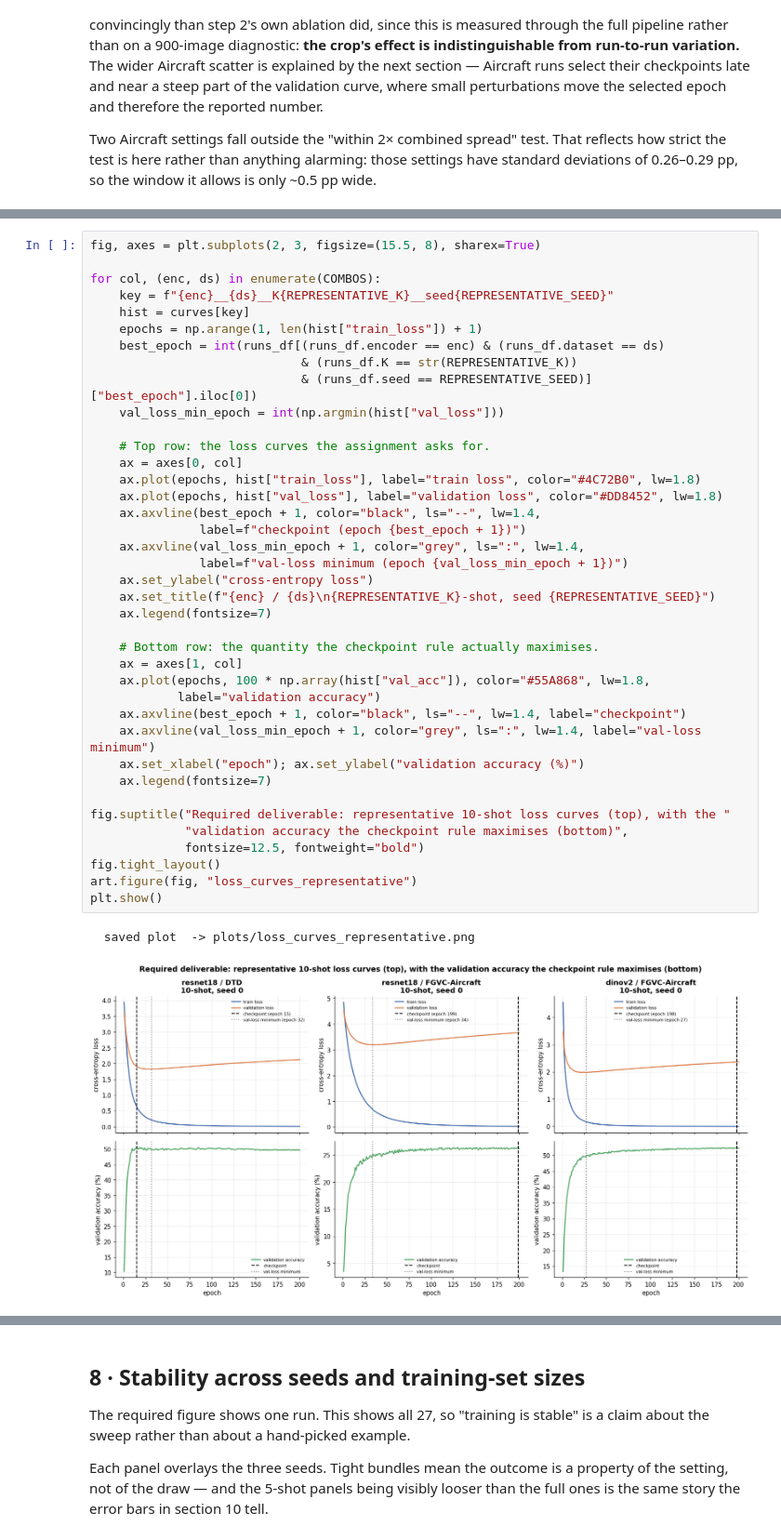
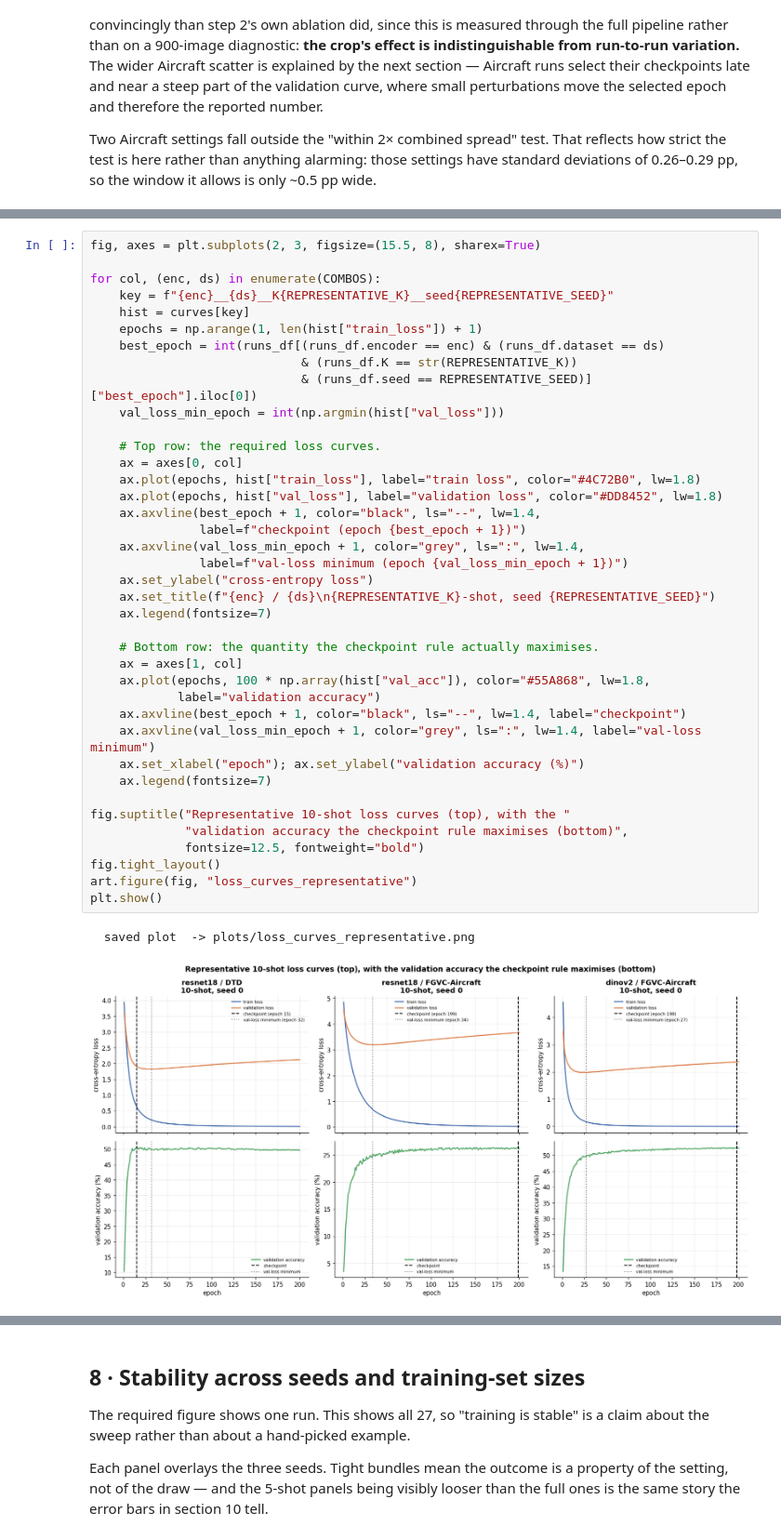
Before and after one commit to Yousef-Shihade/FrozenFlow, a Jupyter notebook: Stage_1/Work/03_linear_probe/code/03_linear_probe.ipynb, the cells around one changed output, grey strips where cells are left out. Shown at 93% size. Saved outputs shown, nothing was run; the diff lists cells and outputs as text.

```diff
--- a/Stage_1/Work/03_linear_probe/code/03_linear_probe.ipynb
+++ b/Stage_1/Work/03_linear_probe/code/03_linear_probe.ipynb
@@ -547,36 +547,36 @@ for col, (enc, ds) in enumerate(COMBOS):
                              & (runs_df.seed == REPRESENTATIVE_SEED)]["best_epoch"].iloc[0])
     val_loss_min_epoch = int(np.argmin(hist["val_loss"]))
 
-    # Top row: the loss curves the assignment asks for.
+    # Top row: the required loss curves.
     ax = axes[0, col]
     ax.plot(epochs, hist["train_loss"], label="train loss", color="#4C72B0", lw=1.8)
     ax.plot(epochs, hist["val_loss"], label="validation loss", color="#DD8452", lw=1.8)
     ax.axvline(best_epoch + 1, color="black", ls="--", lw=1.4,
                label=f"checkpoint (epoch {best_epoch + 1})")
     ax.axvline(val_loss_min_epoch + 1, color="grey", ls=":", lw=1.4,
                label=f"val-loss minimum (epoch {val_loss_min_epoch + 1})")
     ax.set_ylabel("cross-entropy loss")
     ax.set_title(f"{enc} / {ds}\n{REPRESENTATIVE_K}-shot, seed {REPRESENTATIVE_SEED}")
     ax.legend(fontsize=7)
 
     # Bottom row: the quantity the checkpoint rule actually maximises.
     ax = axes[1, col]
     ax.plot(epochs, 100 * np.array(hist["val_acc"]), color="#55A868", lw=1.8,
             label="validation accuracy")
     ax.axvline(best_epoch + 1, color="black", ls="--", lw=1.4, label="checkpoint")
     ax.axvline(val_loss_min_epoch + 1, color="grey", ls=":", lw=1.4, label="val-loss minimum")
     ax.set_xlabel("epoch"); ax.set_ylabel("validation accuracy (%)")
     ax.legend(fontsize=7)
 
-fig.suptitle("Required deliverable: representative 10-shot loss curves (top), with the "
+fig.suptitle("Representative 10-shot loss curves (top), with the "
              "validation accuracy the checkpoint rule maximises (bottom)",
              fontsize=12.5, fontweight="bold")
 fig.tight_layout()
 art.figure(fig, "loss_curves_representative")
 plt.show()
 # %% [output]
   saved plot  -> plots/loss_curves_representative.png
-[figure, old version]
+[figure, new version]
 # %% [markdown]
 ### Why the Aircraft checkpoint sits at epoch ~199 while validation loss is clearly rising
 
```
Also changed, not shown: parts of 17 cells of this notebook, 38 other files.
